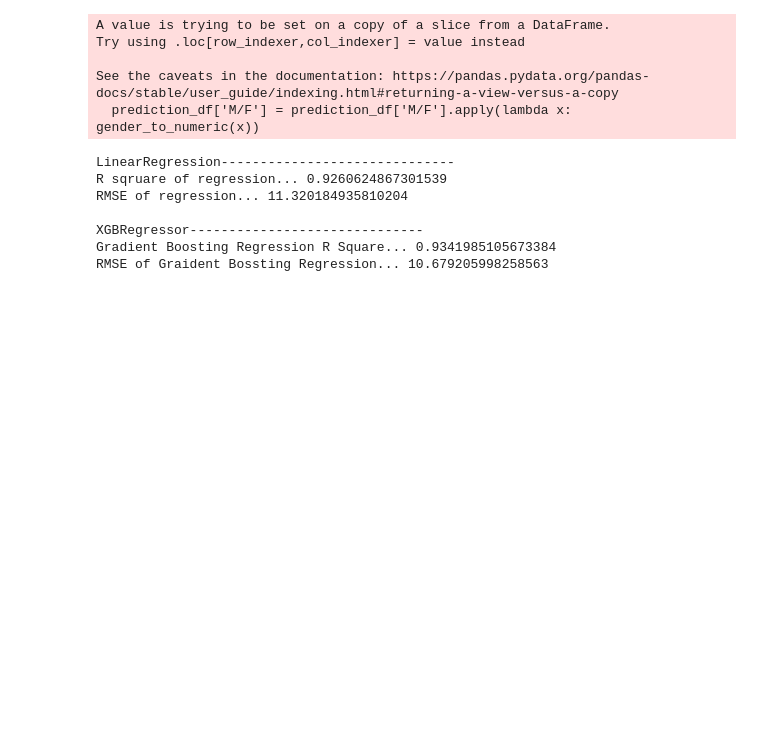
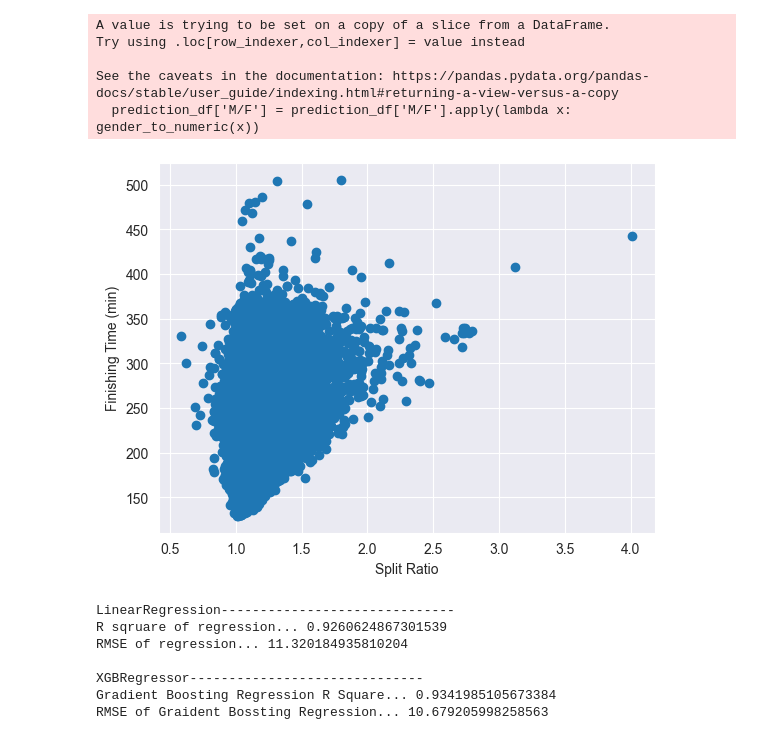
Before and after one commit to IsakSalmi/final-project, a Jupyter notebook: final_project.ipynb, the cells around one changed output. Drawn from its saved outputs; the diff is of its cells as text; code cells hidden in the pictures; blank space fills up the shorter version.

```diff
--- a/final_project.ipynb
+++ b/final_project.ipynb
@@ -80,6 +80,14 @@ See the caveats in the documentation: https://pandas.pydata.org/pandas-docs/stab
   prediction_df['M/F'] = prediction_df['M/F'].apply(lambda x: gender_to_numeric(x))
 # %%
 INDATA = ['5K_mins', '10K_mins', '15K_mins', '20K_mins', 'Half_min', 'M/F']
+# %%
+# Plotting outliers
+plt.xlabel("Split Ratio")
+plt.ylabel("Finishing Time (min)")
+plt.scatter(prediction_df["split_ratio"], prediction_df["Full_min"])
+plt.show()
+# %% [output]
+[figure, added]
 # %%
 traindf, testdf = train_test_split(prediction_df, test_size = 0.2,random_state=60)
 
```
